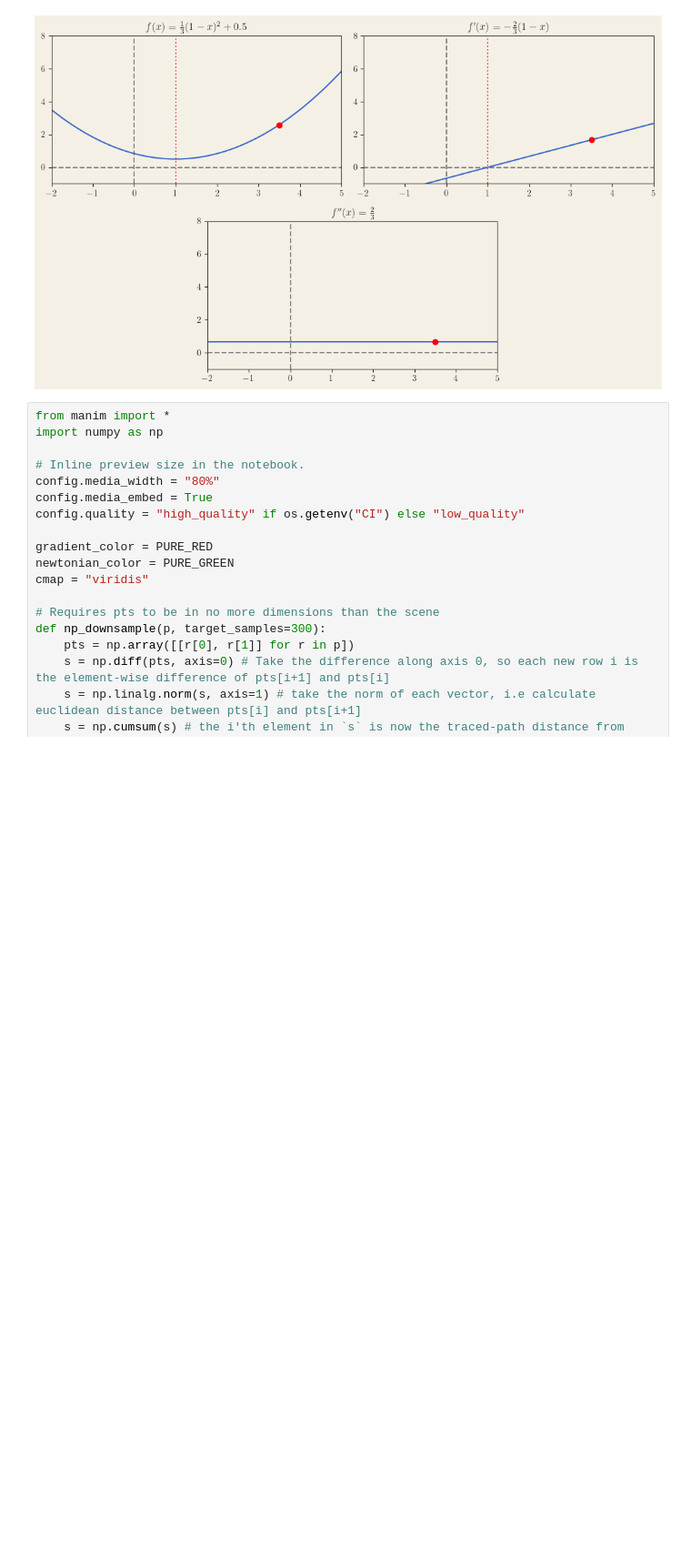
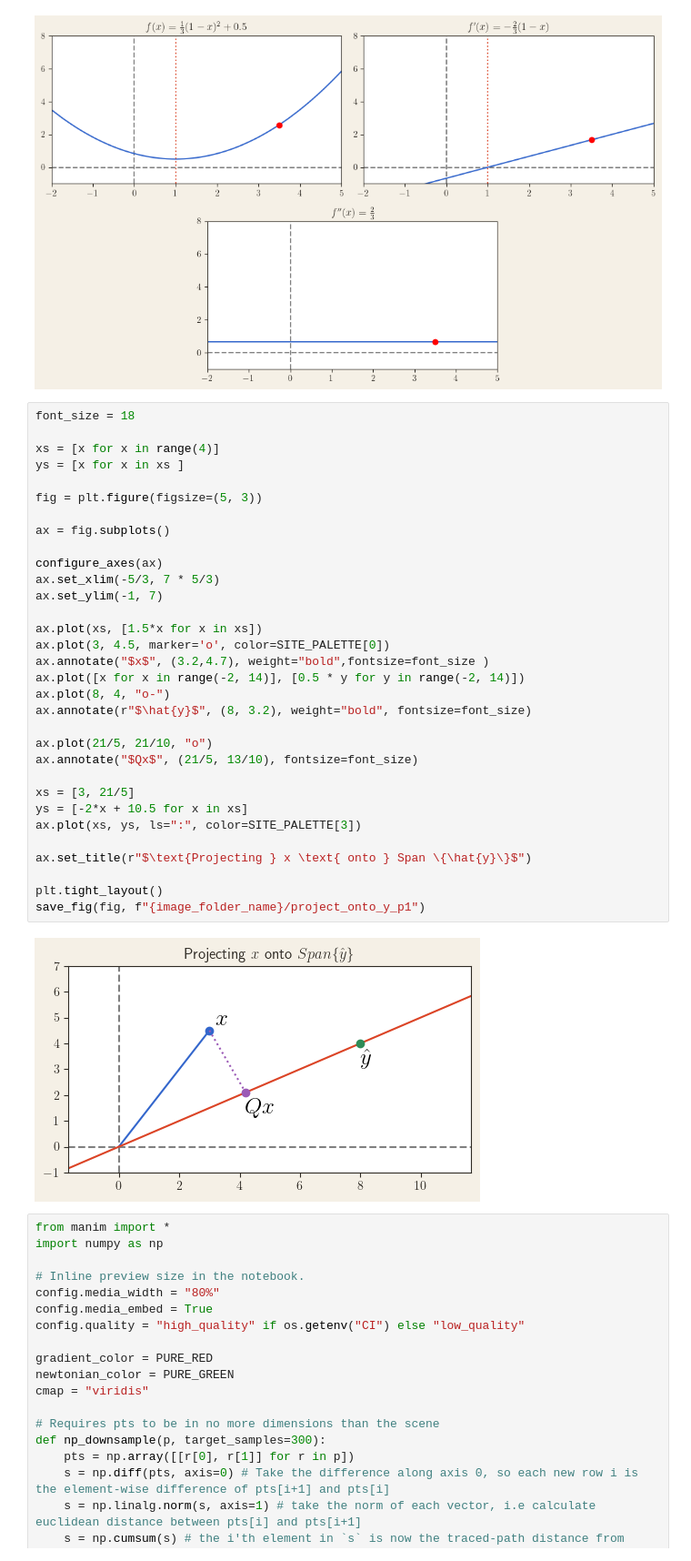
Before and after one commit to lprekon/lprekon.github.io, a Jupyter notebook: content/lmbfgs_explainer/lmbfgs_blogpost_graphics.ipynb, the cells around one changed output. Shown at 91% size. Cells and saved outputs as stored; diff of their text form; blank space fills up the shorter version.

```diff
--- a/content/lmbfgs_explainer/lmbfgs_blogpost_graphics.ipynb
+++ b/content/lmbfgs_explainer/lmbfgs_blogpost_graphics.ipynb
@@ -91,6 +91,40 @@ save_fig(fig, f"{image_folder_name}/simple_quadratic")
 x = 3.5, f(x) = 2.5833333333333335
 f'(x) = 1.6666666666666667
 [figure]
+# %%
+font_size = 18
+
+xs = [x for x in range(4)]
+ys = [x for x in xs ]
+
+fig = plt.figure(figsize=(5, 3))
+
+ax = fig.subplots()
+
+configure_axes(ax)
+ax.set_xlim(-5/3, 7 * 5/3)
+ax.set_ylim(-1, 7)
+
+ax.plot(xs, [1.5*x for x in xs])
+ax.plot(3, 4.5, marker='o', color=SITE_PALETTE[0])
+ax.annotate("$x$", (3.2,4.7), weight="bold",fontsize=font_size )
+ax.plot([x for x in range(-2, 14)], [0.5 * y for y in range(-2, 14)])
+ax.plot(8, 4, "o-")
+ax.annotate(r"$\hat{y}$", (8, 3.2), weight="bold", fontsize=font_size)
+
+ax.plot(21/5, 21/10, "o")
+ax.annotate("$Qx$", (21/5, 13/10), fontsize=font_size)
+
+xs = [3, 21/5]
+ys = [-2*x + 10.5 for x in xs]
+ax.plot(xs, ys, ls=":", color=SITE_PALETTE[3])
+
+ax.set_title(r"$\text{Projecting } x \text{ onto } Span \{\hat{y}\}$")
+
+plt.tight_layout()
+save_fig(fig, f"{image_folder_name}/project_onto_y_p1")
+# %% [output]
+[figure, added]
 # %%
 from manim import *
 import numpy as np
```
Also changed, not shown: parts of 1 cell of this notebook, 1 other file.
